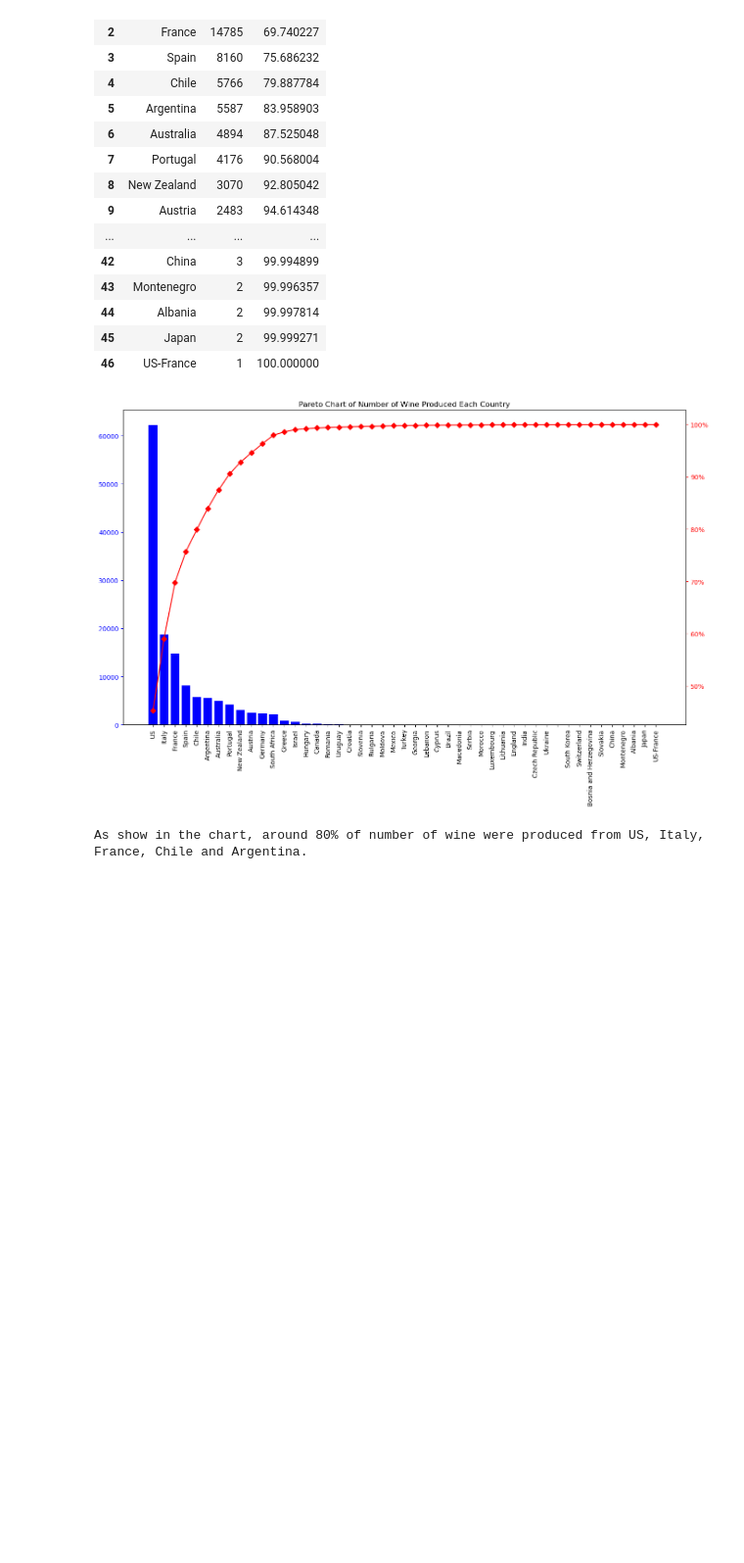
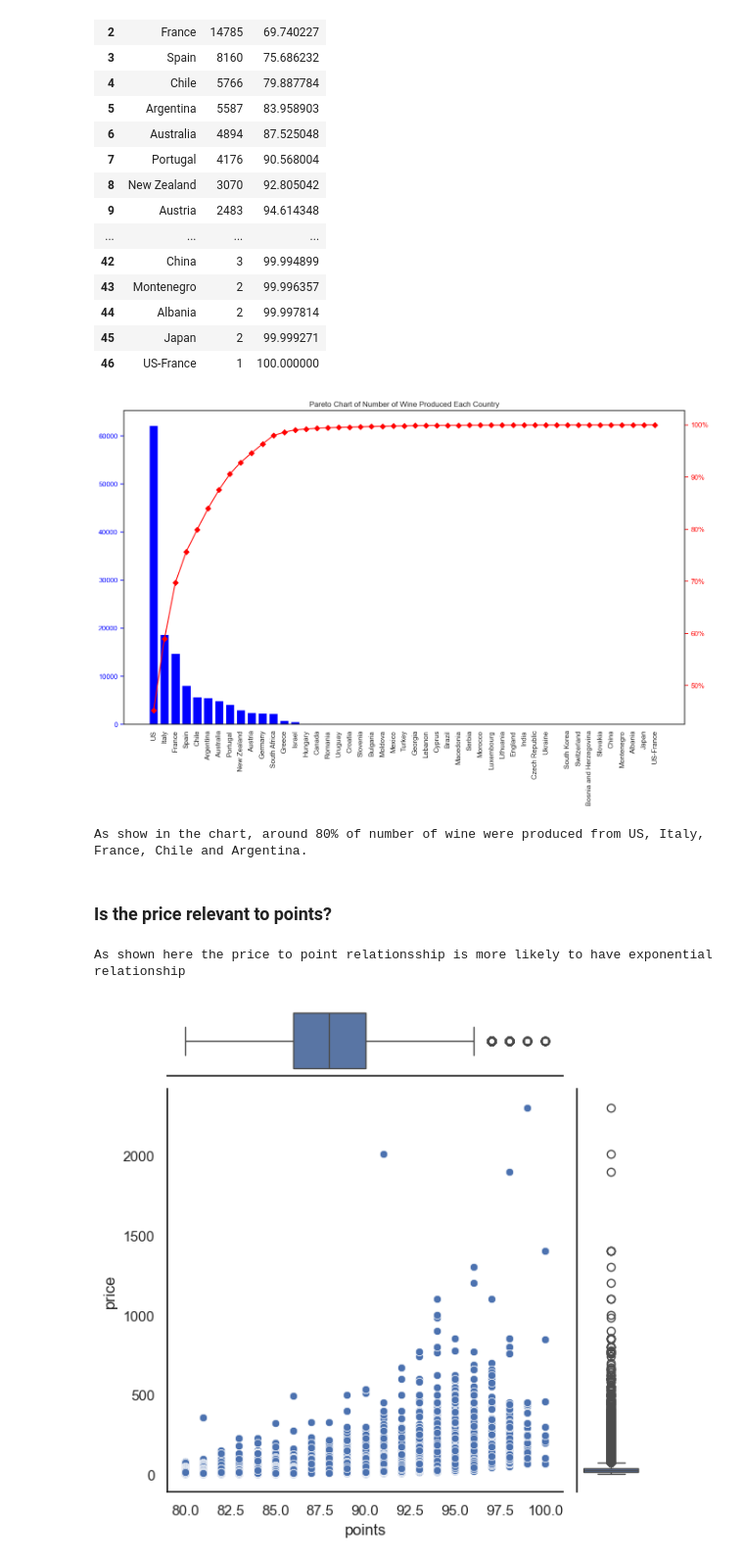
Before and after one commit to Narawish/wine-nlp, a Jupyter notebook: wine_review.ipynb, the cells around one changed output. Shown: that part at 98% size. Saved outputs shown, nothing was run; the diff lists cells and outputs as text; code cells hidden in the pictures; blank space fills up the shorter version.

```diff
--- a/wine_review.ipynb
+++ b/wine_review.ipynb
@@ -6,6 +6,7 @@ import numpy as np
 import matplotlib.pyplot as plt
 from matplotlib.ticker import PercentFormatter
 import seaborn as sns
+sns.set_theme(style="white")
 # %% [markdown]
 # EDA
 # %%
@@ -136,5 +135,18 @@ plt.show()
 
 print("As show in the chart, around 80% of number of wine were produced from US, Italy, France, Chile and Argentina.")
 # %% [output]
-[figure, old version]
+[figure, new version]
 As show in the chart, around 80% of number of wine were produced from US, Italy, France, Chile and Argentina.
+# %% [markdown]
+### Is the price relevant to points?
+# %%
+# fig2, ax2 = plt.subplots(ncols=2)
+g = sns.JointGrid(data=df, y = "price", x ="points")
+g.plot_joint(sns.scatterplot)
+g.plot_marginals(sns.boxplot)
+
+
+print("As shown here the price to point relationsship is more likely to have exponential relationship")
+# %% [output]
+As shown here the price to point relationsship is more likely to have exponential relationship
+[figure, added]
```
Also changed, not shown: parts of 19 cells of this notebook, 2 other files.
